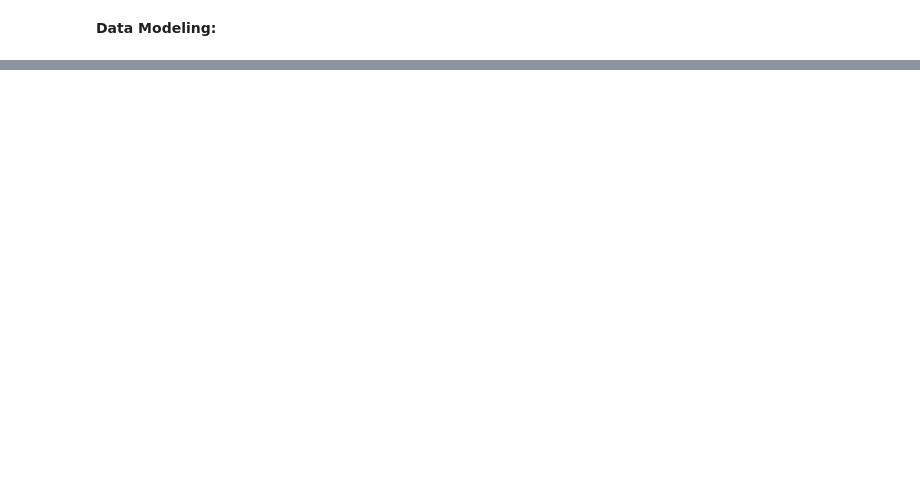
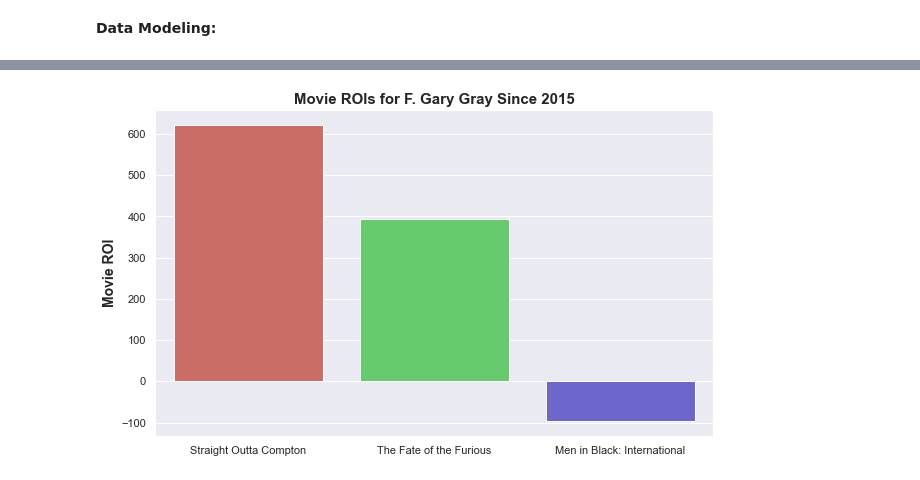
Before and after one commit to garrettwilliams90/Movie_Analysis_Project, a Jupyter notebook: Earth_Movie_Analysis_Project.ipynb, the cells around one changed output, grey strips where cells are left out. Drawn from its saved outputs; the diff is of its cells as text; code cells hidden in the pictures; blank space fills up the shorter version.

```diff
--- a/Earth_Movie_Analysis_Project.ipynb
+++ b/Earth_Movie_Analysis_Project.ipynb
@@ -100,0 +230,11 @@ Name: year_int, dtype: int64
+# %%
+# Gray Movie ROIs
+plt.figure(figsize=(10,6))
+sns.set_theme(style='darkgrid')
+sns_plot = sns.barplot(x=gary['movie'], y=gary['roi']*100, palette='hls')
+plt.ylabel('Movie ROI', fontweight= "bold", fontsize=14)
+plt.xlabel("")
+plt.title("Movie ROIs for F. Gary Gray Since 2015",fontweight= "bold", fontsize=15)
+sns_plot.figure.savefig("Gary_Gray_ROIs.png");
+# %% [output]
+[figure, added]
```
Also changed, not shown: parts of 12 cells of this notebook.
